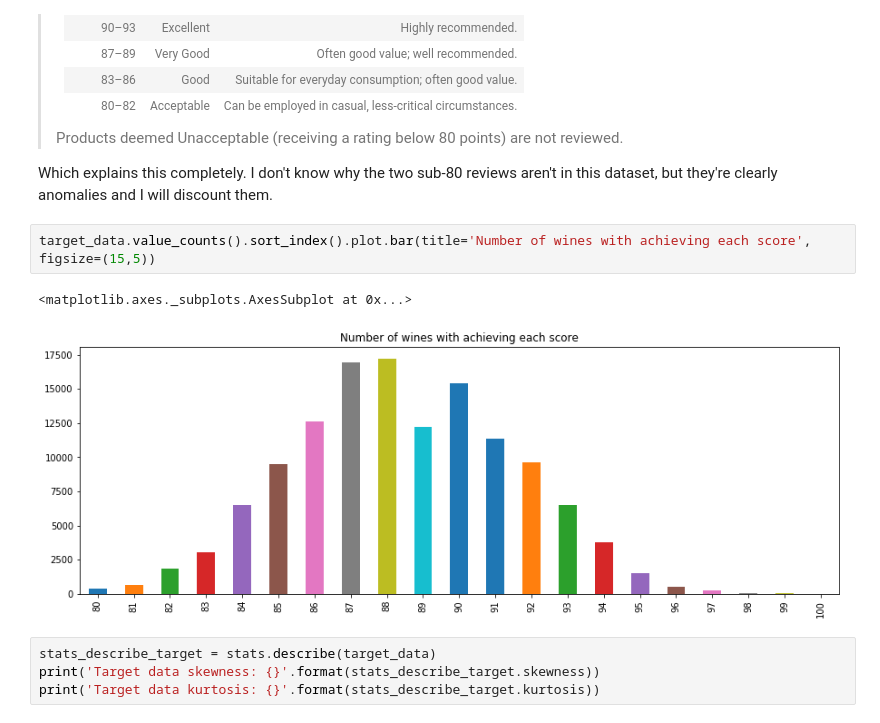
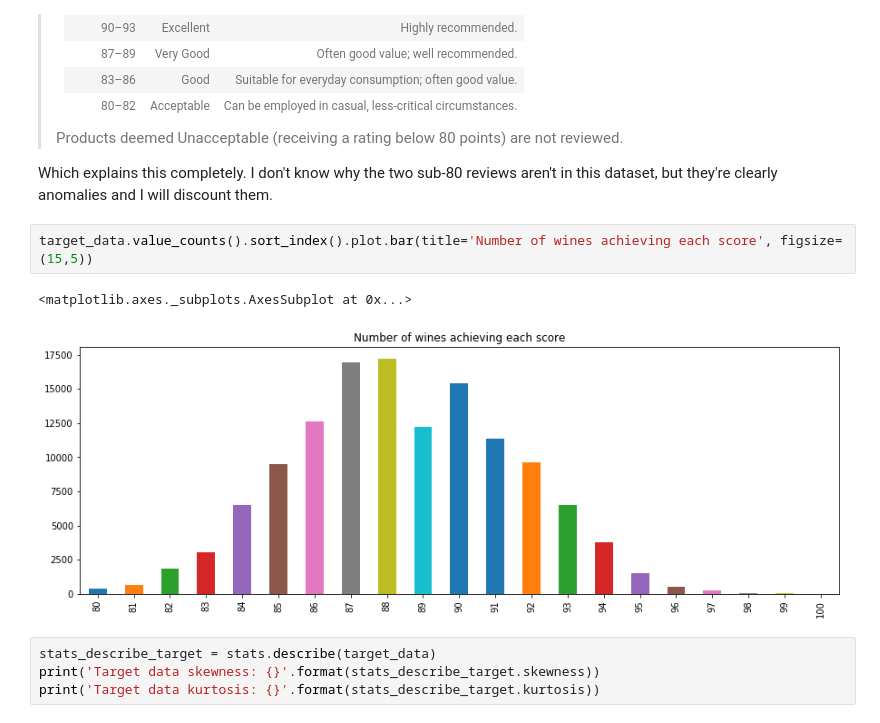
Before and after one commit to chorhatarahuduketuri/Wine-reviews, a Jupyter notebook: code/Wine Reviews EDA.ipynb, the cells around one changed output. Cells and saved outputs as stored; diff of their text form.

```diff
--- a/code/Wine Reviews EDA.ipynb
+++ b/code/Wine Reviews EDA.ipynb
@@ -177,10 +178,10 @@ As I read further, I found this explanation of their ratings (table headers and
 
 Which explains this completely. I don't know why the two sub-80 reviews aren't in this dataset, but they're clearly anomalies and I will discount them.
 # %%
-target_data.value_counts().sort_index().plot.bar(title='Number of wines with achieving each score', figsize=(15,5))
+target_data.value_counts().sort_index().plot.bar(title='Number of wines achieving each score', figsize=(15,5))
 # %% [output]
 <matplotlib.axes._subplots.AxesSubplot at 0x...>
-[figure, old version]
+[figure, new version]
 # %%
 stats_describe_target = stats.describe(target_data)
 print('Target data skewness: {}'.format(stats_describe_target.skewness))
```
Also changed, not shown: parts of 6 cells of this notebook.
